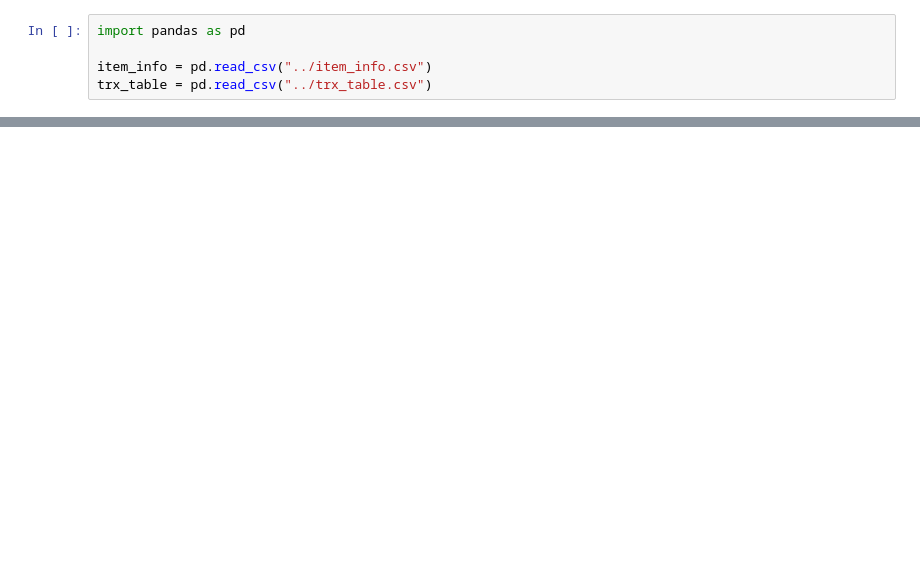
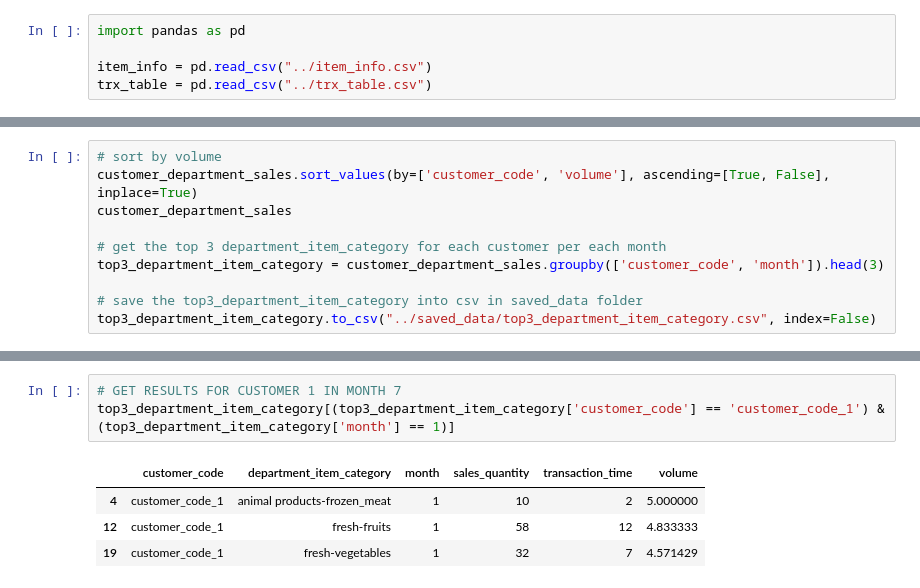
Before and after one commit to malshanCS/Finals-datastorm, a Jupyter notebook: notebooks/data.ipynb, the cells around one changed output, grey strips where cells are left out. Saved outputs shown, nothing was run; the diff lists cells and outputs as text; blank space fills up the shorter version.

```diff
--- a/notebooks/data.ipynb
+++ b/notebooks/data.ipynb
@@ -301,0 +226,10 @@ monthly_aggregation
+# %%
+# sort by volume
+customer_department_sales.sort_values(by=['customer_code', 'volume'], ascending=[True, False], inplace=True)
+customer_department_sales
+
+# get the top 3 department_item_category for each customer per each month
+top3_department_item_category = customer_department_sales.groupby(['customer_code', 'month']).head(3)
+
+# save the top3_department_item_category into csv in saved_data folder
+top3_department_item_category.to_csv("../saved_data/top3_department_item_category.csv", index=False)
@@ -301,0 +242,8 @@ monthly_aggregation
+# %%
+# GET RESULTS FOR CUSTOMER 1 IN MONTH 7
+top3_department_item_category[(top3_department_item_category['customer_code'] == 'customer_code_1') & (top3_department_item_category['month'] == 1)]
+# %% [output]
+|  | customer_code | department_item_category | month | sales_quantity | transaction_time | volume |
+| 4 | customer_code_1 | animal products-frozen_meat | 1 | 10 | 2 | 5.000000 |
+| 12 | customer_code_1 | fresh-fruits | 1 | 58 | 12 | 4.833333 |
+| 19 | customer_code_1 | fresh-vegetables | 1 | 32 | 7 | 4.571429 |
```
Also changed, not shown: parts of 39 cells of this notebook, 8 other files.
